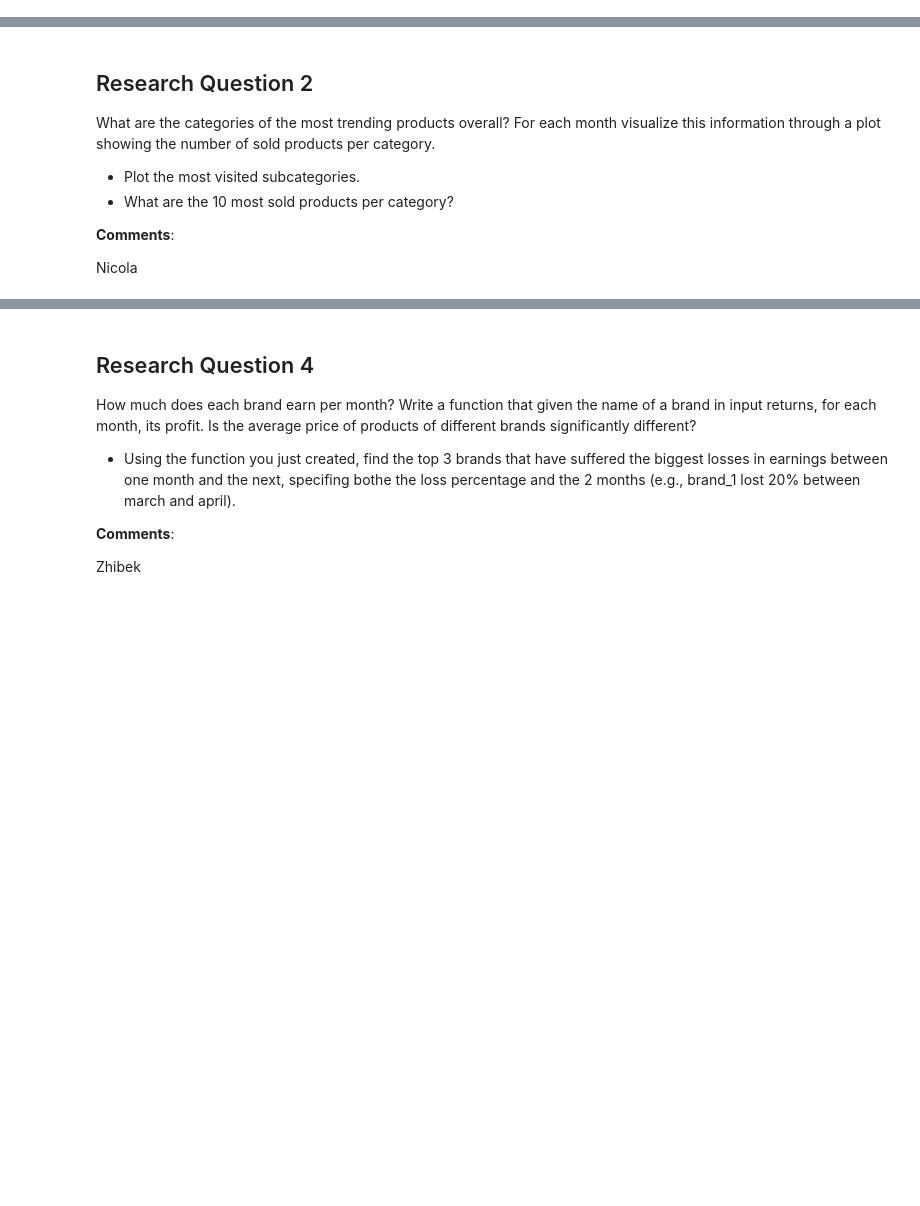
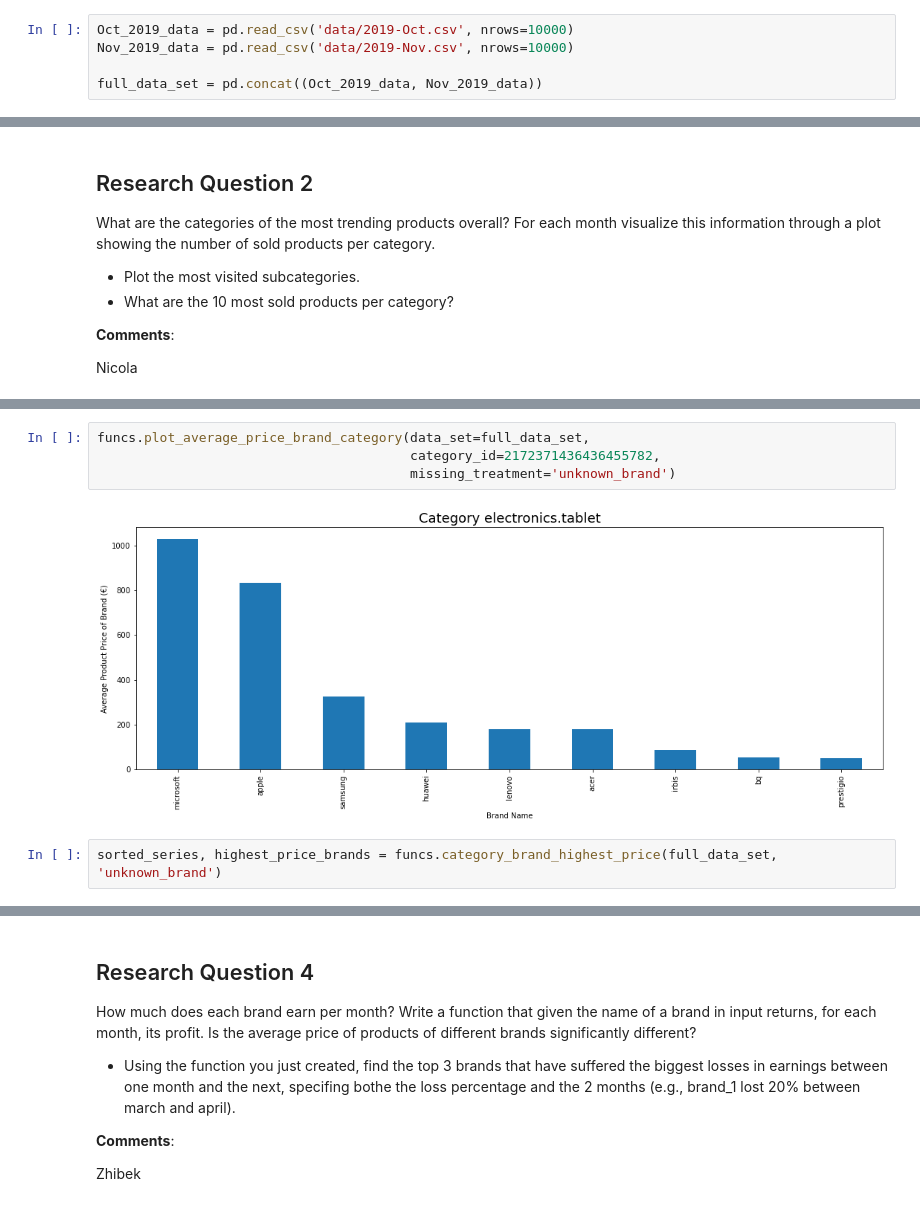
Before and after one commit to ADM-Homework-2/Homework_2, a Jupyter notebook: Main.ipynb, the cells around one changed output, grey strips where cells are left out. Cells and saved outputs as stored; diff of their text form; blank space fills up the shorter version.

```diff
--- a/Main.ipynb
+++ b/Main.ipynb
@@ -64,0 +76,5 @@ Oct_2019_data.to_pickle('data/2019_Oct.pickle')
+# %%
+Oct_2019_data = pd.read_csv('data/2019-Oct.csv', nrows=10000)
+Nov_2019_data = pd.read_csv('data/2019-Nov.csv', nrows=10000)
+
+full_data_set = pd.concat((Oct_2019_data, Nov_2019_data))
@@ -100,0 +134,8 @@ Juan
+# %%
+funcs.plot_average_price_brand_category(data_set=full_data_set,
+                                        category_id=2172371436436455782,
+                                        missing_treatment='unknown_brand')
+# %% [output]
+[figure, added]
+# %%
+sorted_series, highest_price_brands = funcs.category_brand_highest_price(full_data_set, 'unknown_brand')
```
Also changed, not shown: parts of 20 cells of this notebook, 1 other file.
